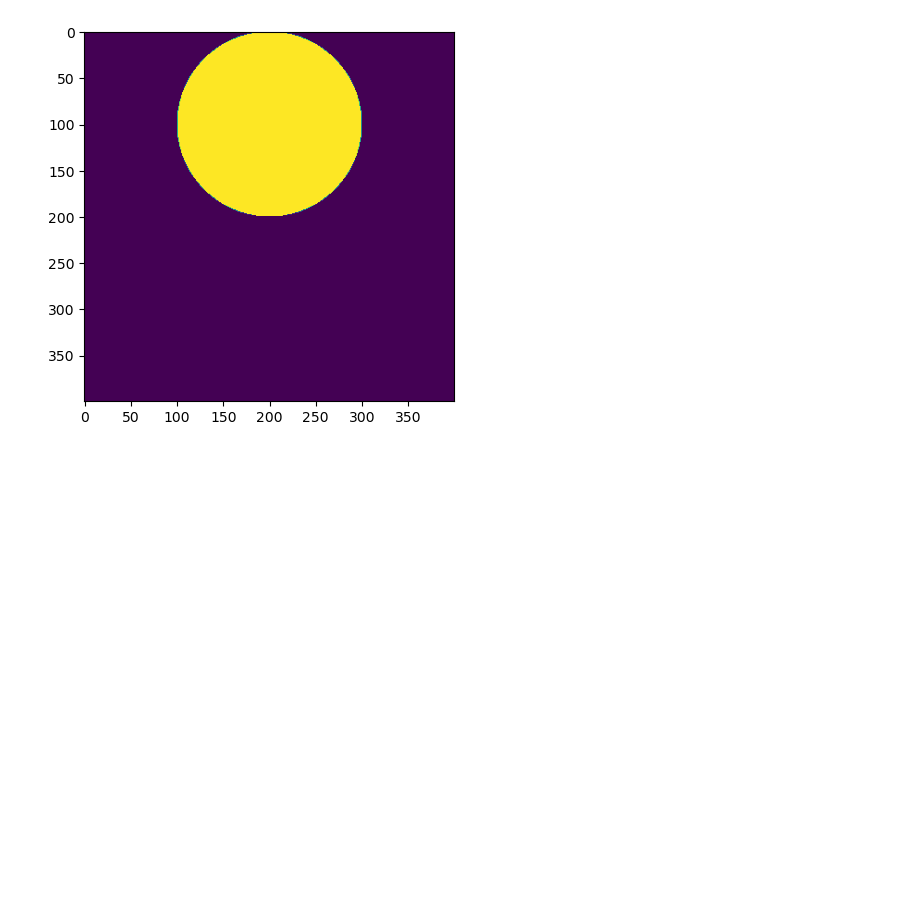
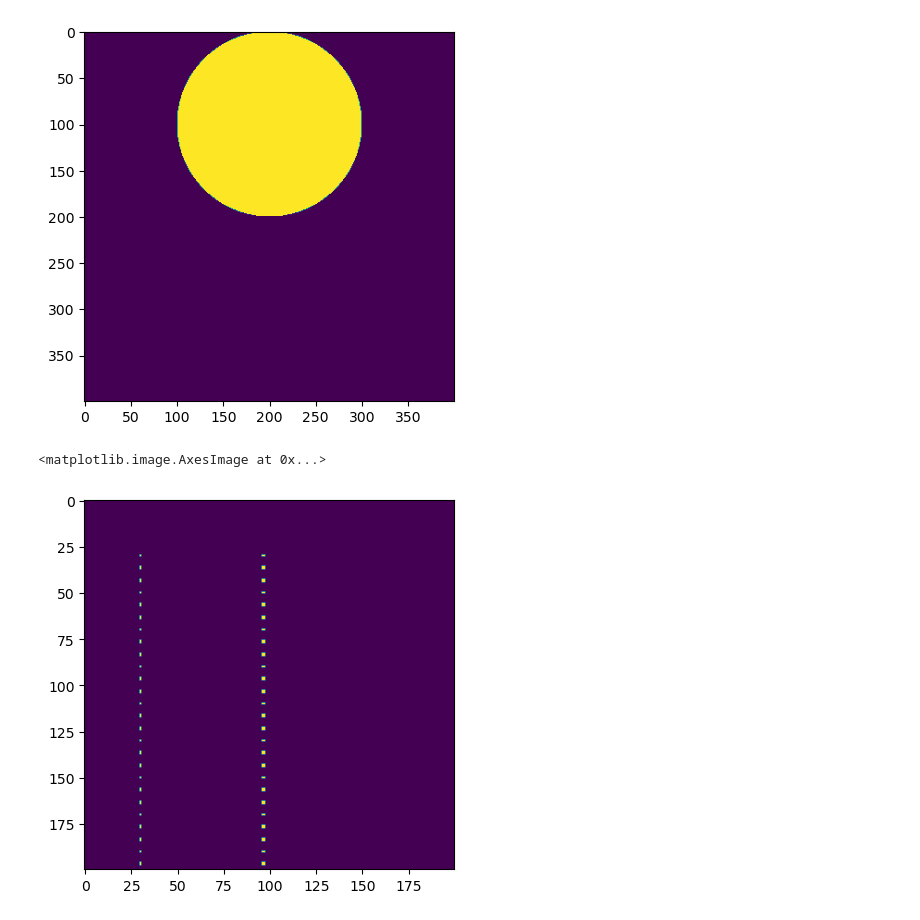
Before and after one commit to JoelDeen820/chicken_agent_model, a Jupyter notebook: prototyping_notebooks/waterline_generation.ipynb, the cells around one changed output. Saved outputs shown, nothing was run; the diff lists cells and outputs as text; code cells hidden in the pictures; blank space fills up the shorter version.

```diff
--- a/prototyping_notebooks/waterline_generation.ipynb
+++ b/prototyping_notebooks/waterline_generation.ipynb
@@ -3,6 +3,8 @@ import numpy as np
 import matplotlib.pyplot as plt
 from skimage.draw import disk
 
+units_per_pixel = 3 # cm
+
 %matplotlib inline
 # %%
 img = np.zeros((400, 400), dtype=np.uint8)
@@ -22,3 +24,29 @@ plt.imshow(img)
 # %% [output]
 <matplotlib.image.AxesImage at 0x...>
 [figure]
+# %%
+blank_barn = np.zeros((200, 200), dtype=np.uint8)
+num_rows = 2
+num_nipples = 30
+distance_between_lines = 200 # cm
+distance_between_nipples = 20 # cm
+nipple_points = []
+
+x_offset = 30 # cm
+y_offset = 30 # cm
+
+pixels_between_lines = distance_between_lines / units_per_pixel
+pixels_between_nipples = distance_between_nipples / units_per_pixel
+
+for i in range(num_rows):
+    for j in range(num_nipples):
+        nipple_points.append((j * pixels_between_nipples + y_offset, i * pixels_between_lines + x_offset))
+
+for nipple in nipple_points:
+    rr, cc = disk(nipple, 1, shape=blank_barn.shape)
+    blank_barn[rr, cc] = 1
+
+plt.imshow(blank_barn)
+# %% [output]
+<matplotlib.image.AxesImage at 0x...>
+[figure, added]
```
Also changed, not shown: 3 other files.
